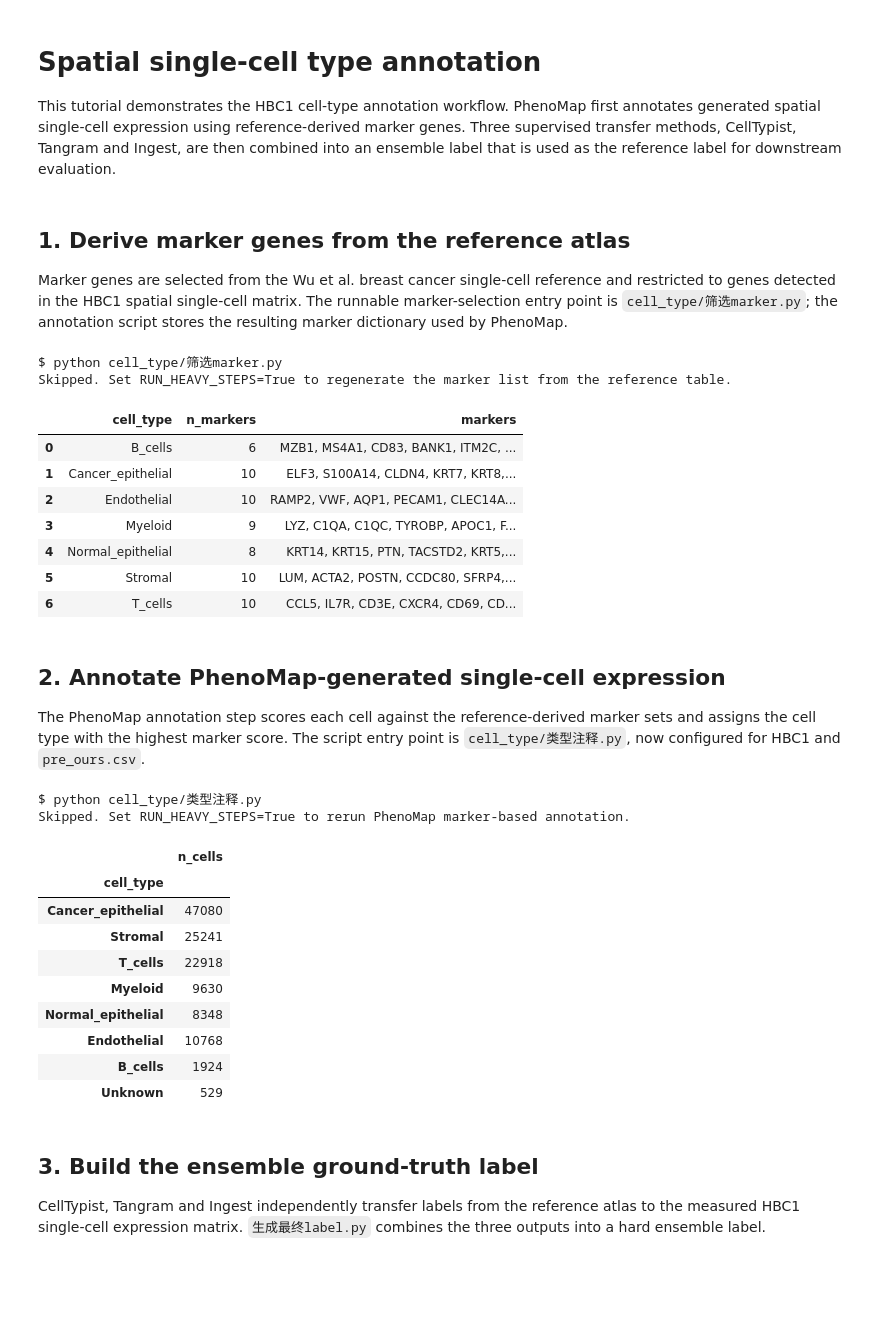
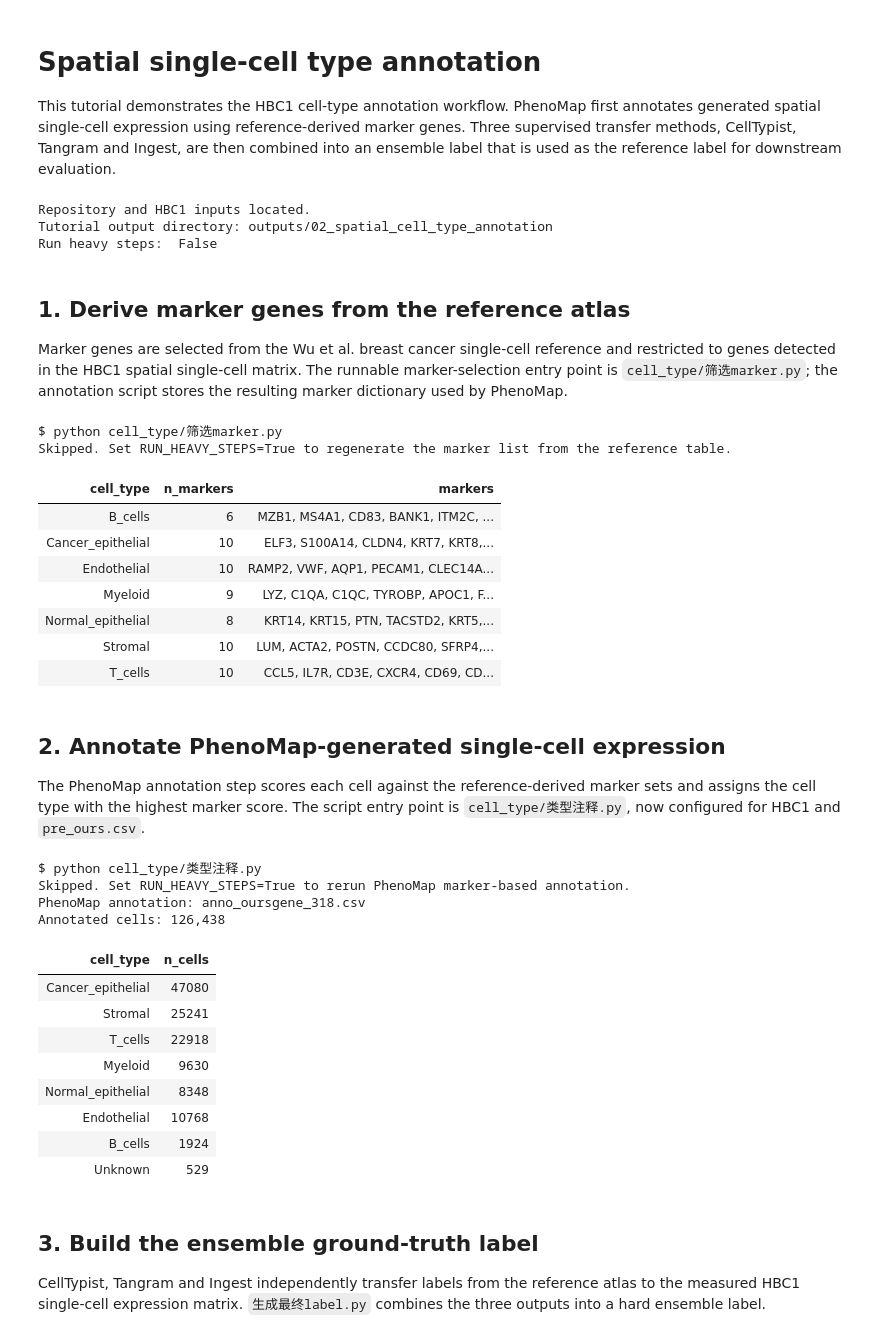
Before and after one commit to shuailinxue/PhenoMap, a Jupyter notebook: docs/source/tutorials/02_spatial_cell_type_annotation/index.ipynb, the cells around one changed output. Cells and saved outputs as stored; diff of their text form; code cells hidden in the pictures; blank space fills up the shorter version.

Commit message:
Fix annotation tutorial rendering

```diff
--- a/docs/source/tutorials/02_spatial_cell_type_annotation/index.ipynb
+++ b/docs/source/tutorials/02_spatial_cell_type_annotation/index.ipynb
@@ -68,11 +68,13 @@ CELL_COLORS = {
     "Unknown": "#333333",
 }
 
-print(f"Repository:       {REPO_ROOT}")
-print(f"HBC1 data:        {HBC1_DIR}")
-print(f"Cell-type output: {CELL_TYPE_DIR}")
-print(f"Tutorial outputs: {TUTORIAL_DIR}")
+print("Repository and HBC1 inputs located.")
+print(f"Tutorial output directory: {TUTORIAL_DIR.relative_to(REPO_ROOT)}")
 print(f"Run heavy steps:  {RUN_HEAVY_STEPS}")
+# %% [output]
+Repository and HBC1 inputs located.
+Tutorial output directory: outputs/02_spatial_cell_type_annotation
+Run heavy steps:  False
 # %% [markdown]
 ## 1. Derive marker genes from the reference atlas
 
@@ -80,39 +82,39 @@ Marker genes are selected from the Wu et al. breast cancer single-cell reference
 # %%
 cmd_marker = ["python", "cell_type/筛选marker.py"]
 print("$", " ".join(cmd_marker))
 if RUN_HEAVY_STEPS:
     subprocess.run(cmd_marker, cwd=REPO_ROOT, check=True)
 else:
     print("Skipped. Set RUN_HEAVY_STEPS=True to regenerate the marker list from the reference table.")
 
 source = (REPO_ROOT / "cell_type" / "类型注释.py").read_text(encoding="utf-8")
 tree = ast.parse(source)
 marker_dict = None
 for node in ast.walk(tree):
     if isinstance(node, ast.Assign):
         for target in node.targets:
             if isinstance(target, ast.Name) and target.id == "marker_dict":
                 marker_dict = ast.literal_eval(node.value)
 if marker_dict is None:
     raise RuntimeError("marker_dict was not found in cell_type/类型注释.py")
 
 marker_summary = pd.DataFrame({
     "cell_type": list(marker_dict),
     "n_markers": [len(v) for v in marker_dict.values()],
     "markers": [", ".join(v) for v in marker_dict.values()],
 })
-marker_summary
+marker_summary.style.hide(axis="index")
 # %% [output]
 $ python cell_type/筛选marker.py
 Skipped. Set RUN_HEAVY_STEPS=True to regenerate the marker list from the reference table.
-|  | cell_type | n_markers | markers |
-| 0 | B_cells | 6 | MZB1, MS4A1, CD83, BANK1, ITM2C, ... |
-| 1 | Cancer_epithelial | 10 | ELF3, S100A14, CLDN4, KRT7, KRT8,... |
-| 2 | Endothelial | 10 | RAMP2, VWF, AQP1, PECAM1, CLEC14A... |
-| 3 | Myeloid | 9 | LYZ, C1QA, C1QC, TYROBP, APOC1, F... |
-| 4 | Normal_epithelial | 8 | KRT14, KRT15, PTN, TACSTD2, KRT5,... |
-| 5 | Stromal | 10 | LUM, ACTA2, POSTN, CCDC80, SFRP4,... |
-| 6 | T_cells | 10 | CCL5, IL7R, CD3E, CXCR4, CD69, CD... |
+| cell_type | n_markers | markers |
+| B_cells | 6 | MZB1, MS4A1, CD83, BANK1, ITM2C, ... |
+| Cancer_epithelial | 10 | ELF3, S100A14, CLDN4, KRT7, KRT8,... |
+| Endothelial | 10 | RAMP2, VWF, AQP1, PECAM1, CLEC14A... |
+| Myeloid | 9 | LYZ, C1QA, C1QC, TYROBP, APOC1, F... |
+| Normal_epithelial | 8 | KRT14, KRT15, PTN, TACSTD2, KRT5,... |
+| Stromal | 10 | LUM, ACTA2, POSTN, CCDC80, SFRP4,... |
+| T_cells | 10 | CCL5, IL7R, CD3E, CXCR4, CD69, CD... |
 # %% [markdown]
 ## 2. Annotate PhenoMap-generated single-cell expression
 
@@ -127,14 +129,20 @@ else:
 
 ours = pd.read_csv(OURS_LABEL_PATH, index_col=0)
 ours.index = ours.index.astype(str)
-print(f"PhenoMap annotation: {OURS_LABEL_PATH}")
+print(f"PhenoMap annotation: {OURS_LABEL_PATH.name}")
 print(f"Annotated cells: {len(ours):,}")
-ours["cell_type"].value_counts().reindex(CELL_TYPES).fillna(0).astype(int).to_frame("n_cells")
+cell_type_counts = (
+    ours["cell_type"].value_counts()
+    .reindex(CELL_TYPES).fillna(0).astype(int)
+    .rename_axis("cell_type").reset_index(name="n_cells")
+)
+cell_type_counts.style.hide(axis="index")
 # %% [output]
 $ python cell_type/类型注释.py
 Skipped. Set RUN_HEAVY_STEPS=True to rerun PhenoMap marker-based annotation.
+PhenoMap annotation: anno_oursgene_318.csv
+Annotated cells: 126,438
-|  | n_cells |
-| cell_type |  |
+| cell_type | n_cells |
 | Cancer_epithelial | 47080 |
 | Stromal | 25241 |
 | T_cells | 22918 |
```
Also changed, not shown: parts of 7 cells of this notebook, 1 other file.
